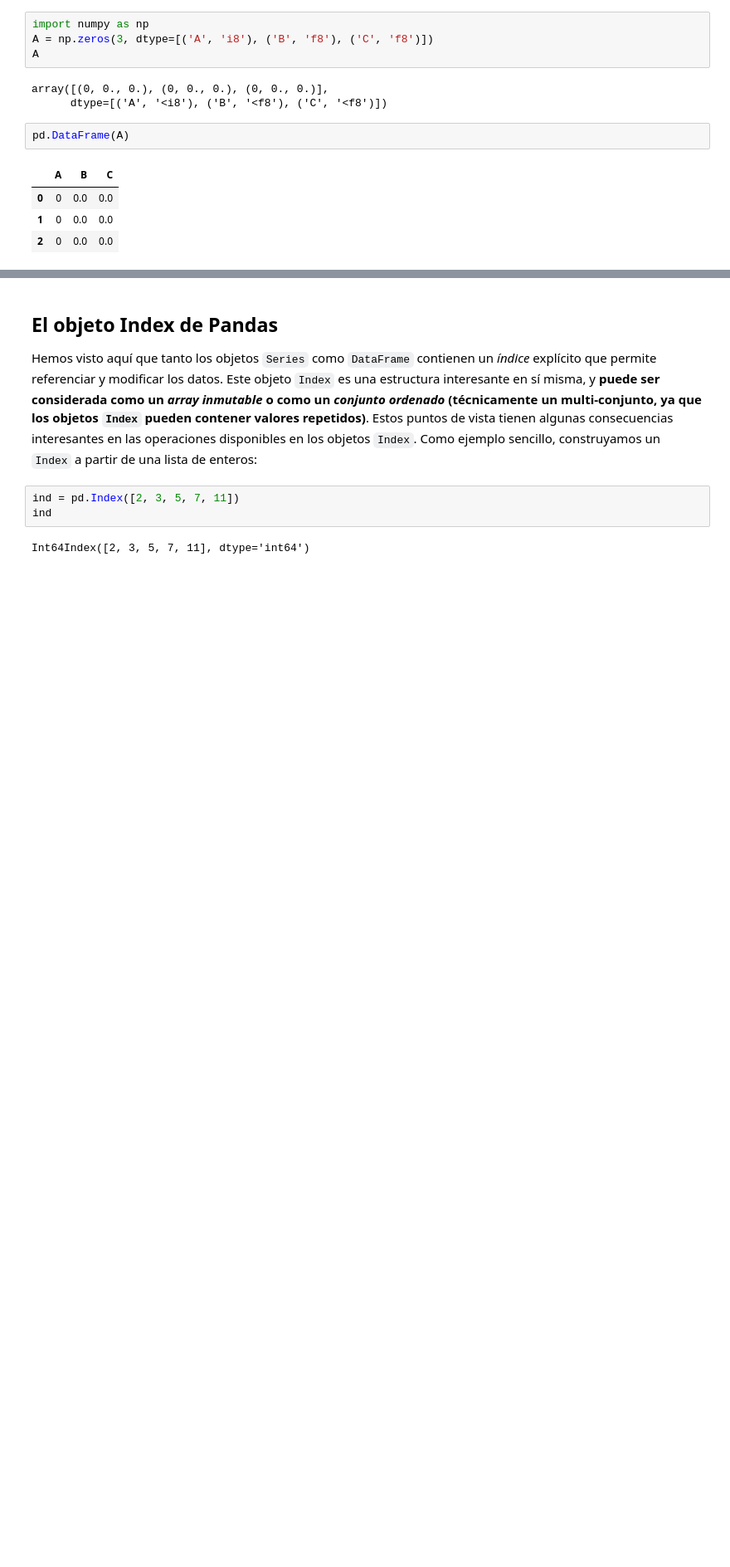
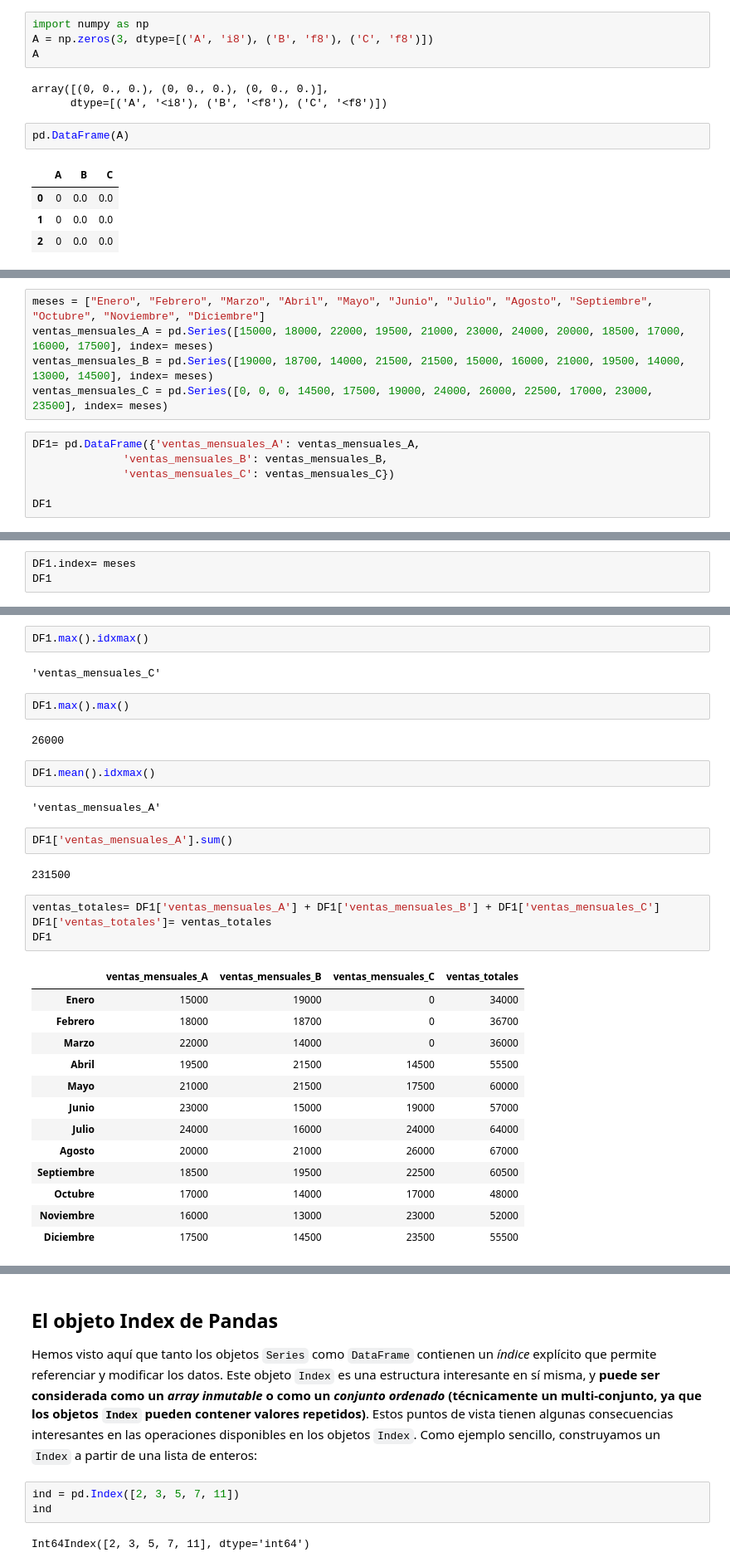
Before and after one commit to rafamd1/mi_copia_dsftmayo24semana1.1, a Jupyter notebook: semana 2/2-Pandas/Teoría/1_Intro_Pandas.ipynb, the cells around one changed output, grey strips where cells are left out. Shown at 83% size. Drawn from its saved outputs; the diff is of its cells as text; blank space fills up the shorter version.

```diff
--- a/semana 2/2-Pandas/Teoría/1_Intro_Pandas.ipynb
+++ b/semana 2/2-Pandas/Teoría/1_Intro_Pandas.ipynb
@@ -498,3 +560,14 @@ pd.DataFrame(A)
 
  </td></tr>
 </table>
+# %%
+meses = ["Enero", "Febrero", "Marzo", "Abril", "Mayo", "Junio", "Julio", "Agosto", "Septiembre", "Octubre", "Noviembre", "Diciembre"]
+ventas_mensuales_A = pd.Series([15000, 18000, 22000, 19500, 21000, 23000, 24000, 20000, 18500, 17000, 16000, 17500], index= meses)
+ventas_mensuales_B = pd.Series([19000, 18700, 14000, 21500, 21500, 15000, 16000, 21000, 19500, 14000, 13000, 14500], index= meses)
+ventas_mensuales_C = pd.Series([0, 0, 0, 14500, 17500, 19000, 24000, 26000, 22500, 17000, 23000, 23500], index= meses)
+# %%
+DF1= pd.DataFrame({'ventas_mensuales_A': ventas_mensuales_A,
+              'ventas_mensuales_B': ventas_mensuales_B,
+              'ventas_mensuales_C': ventas_mensuales_C})
+
+DF1
@@ -500,0 +588,3 @@ pd.DataFrame(A)
+# %%
+DF1.index= meses
+DF1
@@ -500,0 +612,34 @@ pd.DataFrame(A)
+# %%
+DF1.max().idxmax()
+# %% [output]
+'ventas_mensuales_C'
+# %%
+DF1.max().max()
+# %% [output]
+26000
+# %%
+DF1.mean().idxmax()
+# %% [output]
+'ventas_mensuales_A'
+# %%
+DF1['ventas_mensuales_A'].sum()
+# %% [output]
+231500
+# %%
+ventas_totales= DF1['ventas_mensuales_A'] + DF1['ventas_mensuales_B'] + DF1['ventas_mensuales_C']
+DF1['ventas_totales']= ventas_totales
+DF1
+# %% [output]
+|  | ventas_mensuales_A | ventas_mensuales_B | ventas_mensuales_C | ventas_totales |
+| Enero | 15000 | 19000 | 0 | 34000 |
+| Febrero | 18000 | 18700 | 0 | 36700 |
+| Marzo | 22000 | 14000 | 0 | 36000 |
+| Abril | 19500 | 21500 | 14500 | 55500 |
+| Mayo | 21000 | 21500 | 17500 | 60000 |
+| Junio | 23000 | 15000 | 19000 | 57000 |
+| Julio | 24000 | 16000 | 24000 | 64000 |
+| Agosto | 20000 | 21000 | 26000 | 67000 |
+| Septiembre | 18500 | 19500 | 22500 | 60500 |
+| Octubre | 17000 | 14000 | 17000 | 48000 |
+| Noviembre | 16000 | 13000 | 23000 | 52000 |
+| Diciembre | 17500 | 14500 | 23500 | 55500 |
```
Also changed, not shown: parts of 17 cells of this notebook.
